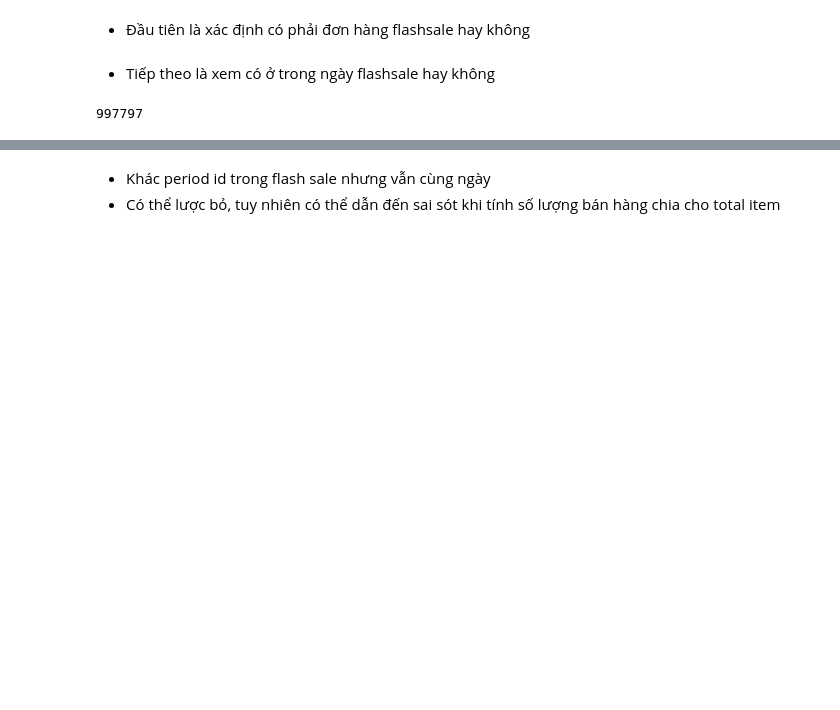
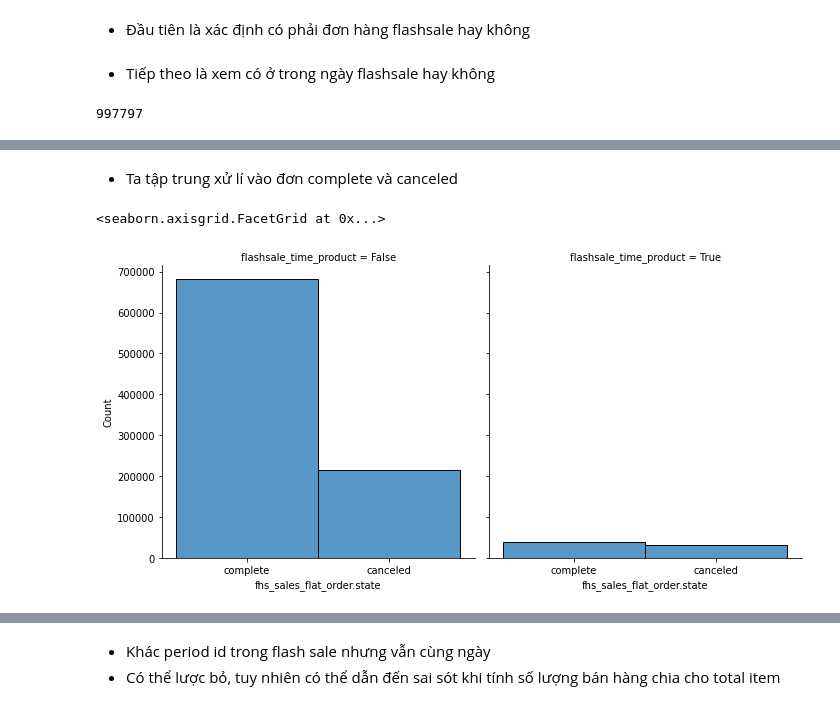
Before and after one commit to ToanLyHoa/Report-data-analysis, a Jupyter notebook: Analysis_Fahasa_Final.ipynb, the cells around one changed output, grey strips where cells are left out. Saved outputs shown, nothing was run; the diff lists cells and outputs as text; code cells hidden in the pictures; blank space fills up the shorter version.

```diff
--- a/Analysis_Fahasa_Final.ipynb
+++ b/Analysis_Fahasa_Final.ipynb
@@ -350,0 +373,17 @@ fhs_flashsale_period.id
+# %% [markdown]
+- Ta tập trung xử lí vào đơn complete và canceled
+# %%
+fhs_sales_flat_order_item_state_2022 = \
+          fhs_sales_flat_order_item_state_2022\
+                    .loc[(fhs_sales_flat_order_item_state_2022['fhs_sales_flat_order.state'].isin(['complete', 'canceled']))
+                    &    (fhs_sales_flat_order_item_state_2022['fhs_sales_flat_order.status'].isin(['complete', 'canceled']))]
+
+df = fhs_sales_flat_order_item_state_2022  \
+          .groupby(['fhs_sales_flat_order.state', 'flashsale_time_product'])\
+                    ['fhs_sales_flat_order.entity_id'].count()
+
+sns.displot(data = fhs_sales_flat_order_item_state_2022,
+          x = 'fhs_sales_flat_order.state', col = 'flashsale_time_product')
+# %% [output]
+<seaborn.axisgrid.FacetGrid at 0x...>
+[figure, added]
```
Also changed, not shown: parts of 29 cells of this notebook, 2 other files.
